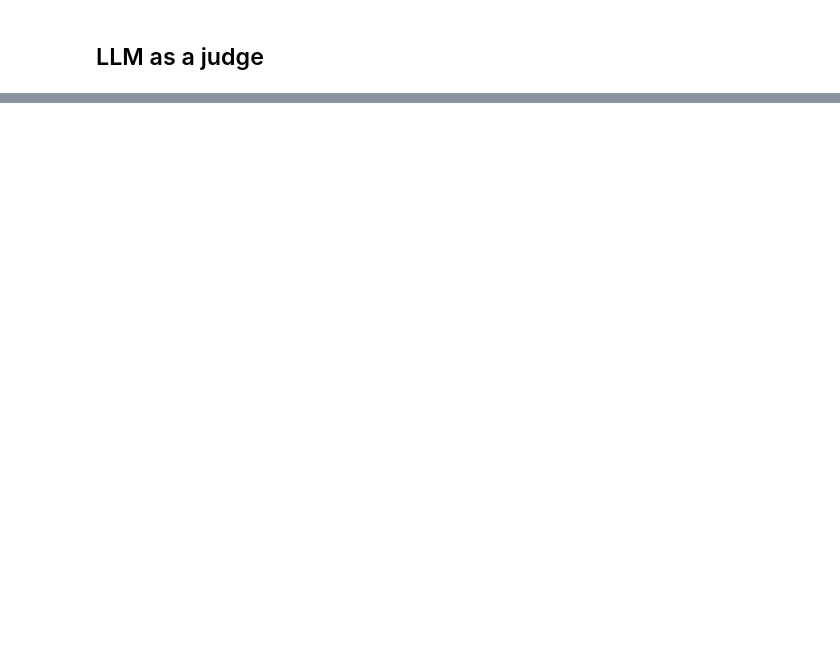
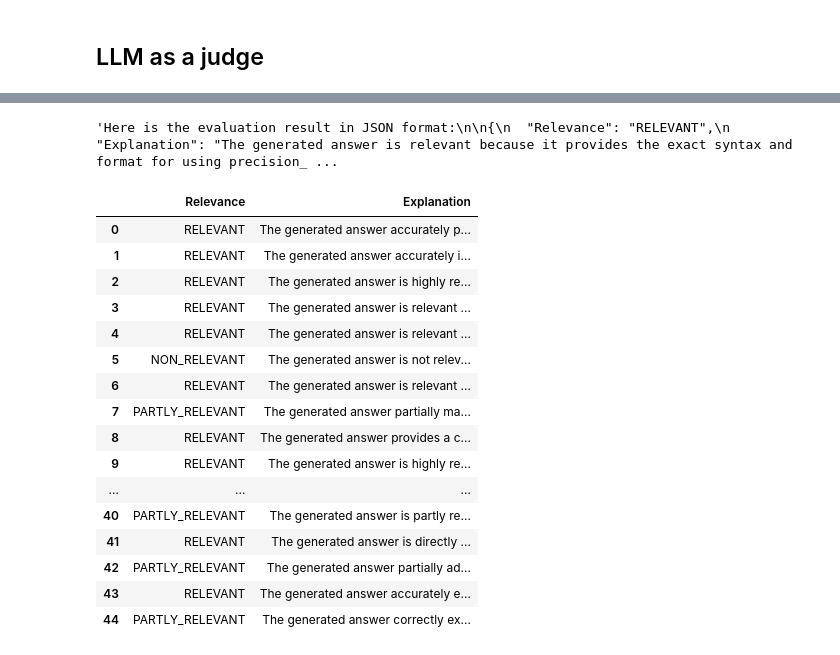
Before and after one commit to AppleJacklll/LLMZoomCamp, a Jupyter notebook: 04-evaluation/cosine_similarity.ipynb, the cells around one changed output, grey strips where cells are left out. Cells and saved outputs as stored; diff of their text form; code cells hidden in the pictures; blank space fills up the shorter version.

```diff
--- a/04-evaluation/cosine_similarity.ipynb
+++ b/04-evaluation/cosine_similarity.ipynb
@@ -441,3 +531,3 @@ sample = df_sample.to_dict(orient='record')
 # %%
-record = sample[0]
+record = samples[0]
 record
@@ -451,11 +551,28 @@ json.loads(answer)
-# %%
-answer = []
-for record in tqdm(samples):
-    prompt = prompt1_template.format(**record)
-    answer=llm(prompt, model='llama3-8b-8192')
-    answer.append(answer)
+# %%
+evaluations = []
+
+for record in tqdm(samples):
+    prompt = prompt1_template.format(**record)
+    evaluation = llm(prompt, model='llama3-8b-8192')
+    evaluations.append(evaluation)
 # %%
-json_answers = []
-for i, str_answer in enumerate(answer):
-    json_answer = json.loads(str_answer)
-    json_answer.append(json_answer)
+# json_evaluations = []
+
+# for i, str_eval in enumerate(evaluations):
+#     json_eval = json.loads(str_eval)
+#     json_evaluations.append(json_eval)
+
+
+import json
+
+json_evaluations = []
+
+for i, str_eval in enumerate(evaluations):
+    try:
+        json_eval = json.loads(str_eval)
+        json_evaluations.append(json_eval)
+    except json.JSONDecodeError as e:
+        print(f"Error decoding JSON at index {i}: {e}")
+        print(f"Invalid JSON: {str_eval}")
+        # Handle the error or skip the invalid JSON
+        continue
@@ -462,5 +597,27 @@ for i, str_answer in enumerate(answer):
+# %%
+str_answer
+# %% [output]
+'Here is the evaluation result in JSON format:\n\n{\n  "Relevance": "RELEVANT",\n  "Explanation": "The generated answer is relevant because it provides the exact syntax and format for using precision_ ...
 # %%
-df_evaluations = pd.DataFrame(json_answers)
+df_evaluations = pd.DataFrame(json_evaluations)
 df_evaluations
+# %% [output]
+|  | Relevance | Explanation |
+| 0 | RELEVANT | The generated answer accurately p... |
+| 1 | RELEVANT | The generated answer accurately i... |
+| 2 | RELEVANT | The generated answer is highly re... |
+| 3 | RELEVANT | The generated answer is relevant ... |
+| 4 | RELEVANT | The generated answer is relevant ... |
+| 5 | NON_RELEVANT | The generated answer is not relev... |
+| 6 | RELEVANT | The generated answer is relevant ... |
+| 7 | PARTLY_RELEVANT | The generated answer partially ma... |
+| 8 | RELEVANT | The generated answer provides a c... |
+| 9 | RELEVANT | The generated answer is highly re... |
+| ... | ... | ... |
+| 40 | PARTLY_RELEVANT | The generated answer is partly re... |
+| 41 | RELEVANT | The generated answer is directly ... |
+| 42 | PARTLY_RELEVANT | The generated answer partially ad... |
+| 43 | RELEVANT | The generated answer accurately e... |
+| 44 | PARTLY_RELEVANT | The generated answer correctly ex... |
 # %%
 df_evaluations.Relevance.value_counts()
```
Also changed, not shown: parts of 28 cells of this notebook, 5 other files.
